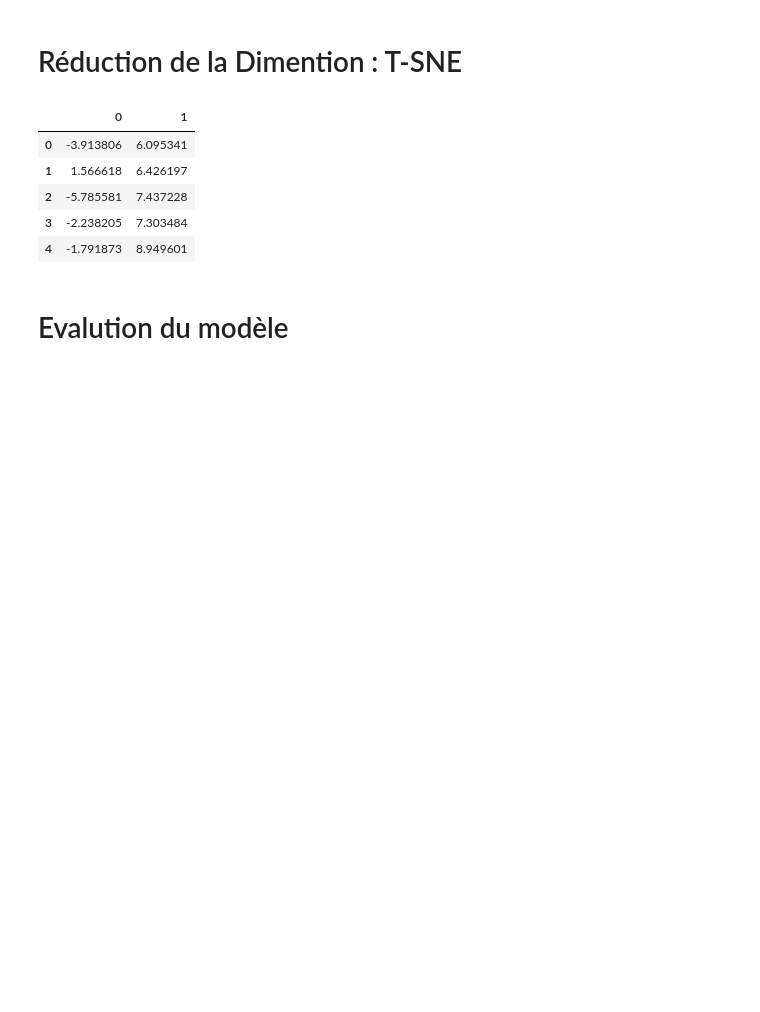
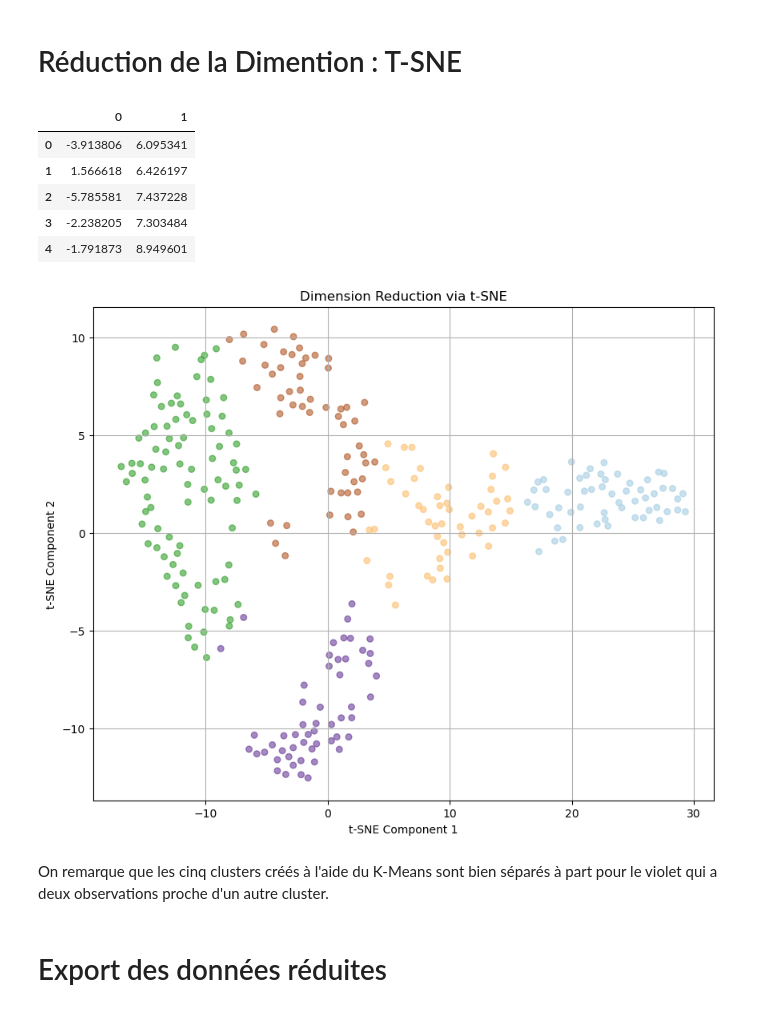
Before and after one commit to pgassai/projet_final, a Jupyter notebook: notebooks/tsne.ipynb, the cells around one changed output. Drawn from its saved outputs; the diff is of its cells as text; code cells hidden in the pictures; blank space fills up the shorter version.

Commit message:
Visualisation T-SNE et export des données en 2D

```diff
--- a/notebooks/tsne.ipynb
+++ b/notebooks/tsne.ipynb
@@ -50,13 +51,25 @@ pd.DataFrame(data_tsne).head()
 | 2 | -5.785581 | 7.437228 |
 | 3 | -2.238205 | 7.303484 |
 | 4 | -1.791873 | 8.949601 |
-# %% [markdown]
-# Evalution du modèle
+# %%
+kmeans = KMeans(n_clusters=5, random_state=42)
+data['cluster'] = kmeans.fit_predict(data_tsne)
 # %%
 plt.figure(figsize=(10, 8))
-plt.scatter(, alpha=0.6, s=30)
+plt.scatter(
+    data_tsne[:, 0],
+    data_tsne[:, 1],
+    c=data['cluster'],
+    alpha=0.6,  s=30,
+    cmap="Paired")
 plt.xlabel('t-SNE Component 1')
 plt.ylabel('t-SNE Component 2')
 plt.title('Dimension Reduction via t-SNE')
 plt.grid(True)
 plt.show()
+# %% [output]
+[figure, added]
+# %% [markdown]
+On remarque que les cinq clusters créés à l'aide du K-Means sont bien séparés à part pour le violet qui a deux observations proche d'un autre cluster.
+# %% [markdown]
+# Export des données réduites
```
Also changed, not shown: parts of 2 cells of this notebook.
